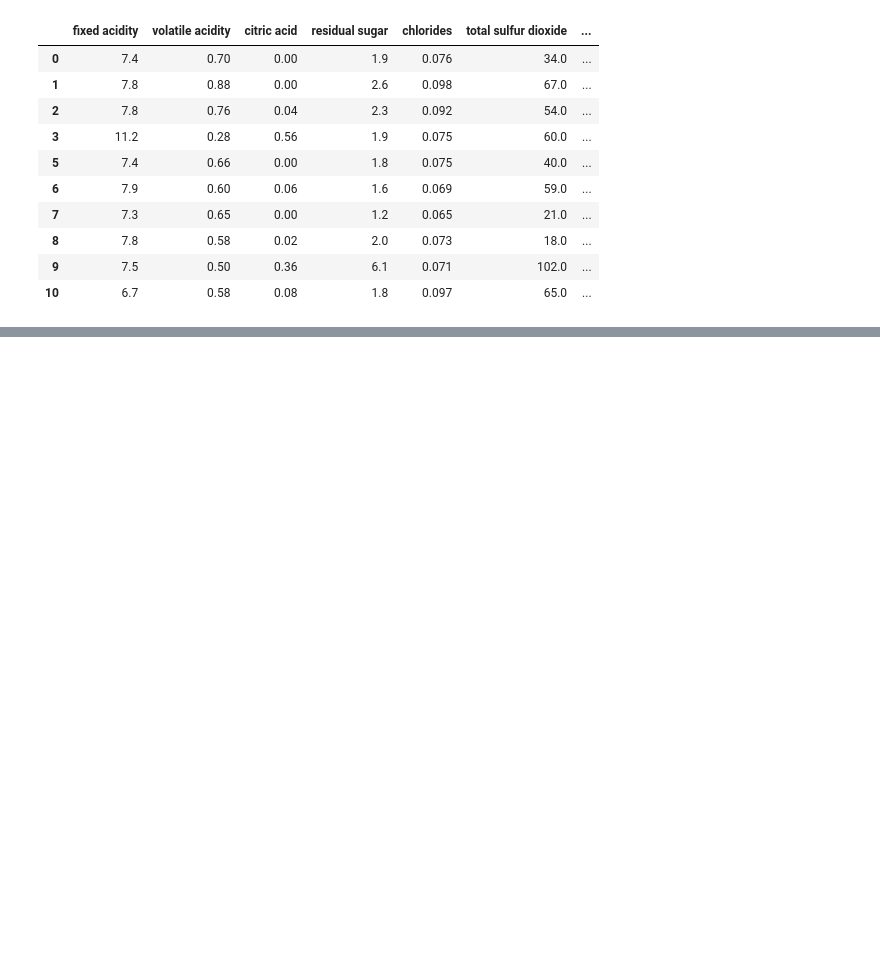
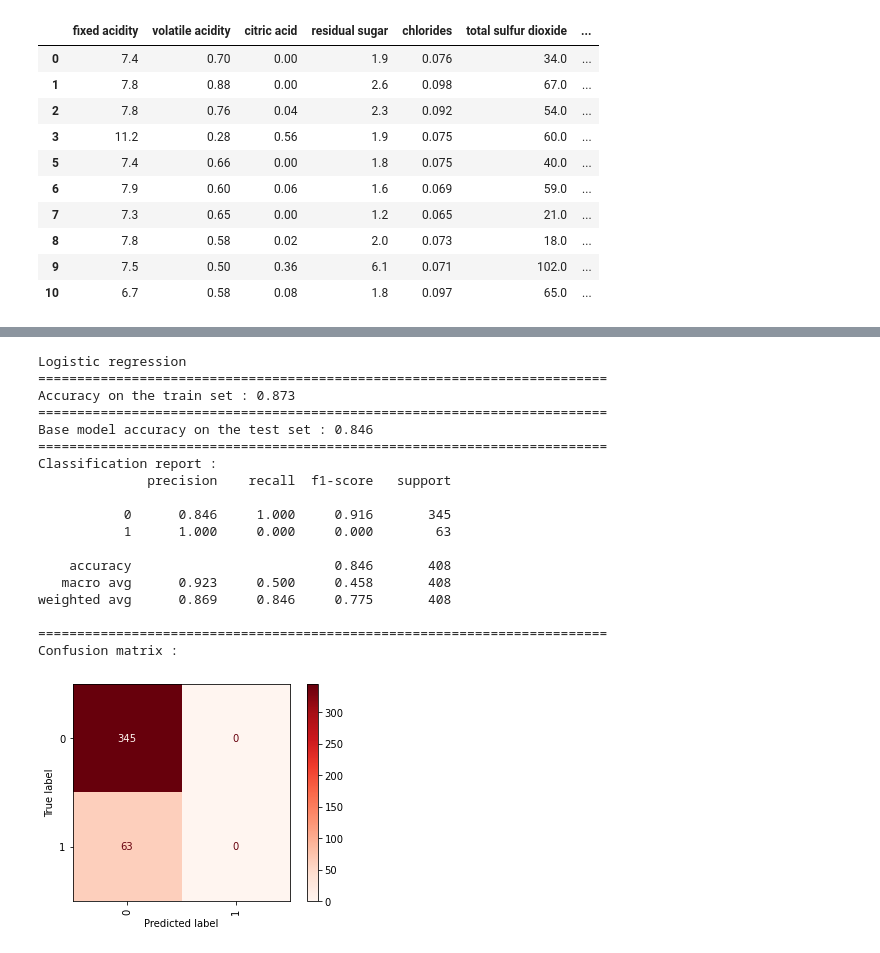
Before and after one commit to htsull/High-dimension-statistics-project, a Jupyter notebook: wine-quality.ipynb, the cells around one changed output, grey strips where cells are left out. Drawn from its saved outputs; the diff is of its cells as text; code cells hidden in the pictures; blank space fills up the shorter version.

```diff
--- a/wine-quality.ipynb
+++ b/wine-quality.ipynb
@@ -439,0 +458,6 @@ red_wine[feat].head(10)
+# %%
+X2, y2 = red_wine[feat], red_wine.quality
+X2 = normalize(X2.values)
+y2 = y2.values
+# %%
+X_train2, X_test2, y_train2, y_test2 = train_test_split(X2, y2, random_state=0, test_size=.3)
@@ -439,0 +466,36 @@ red_wine[feat].head(10)
+# %%
+print("Logistic regression")
+# fitting
+model_logreg = LogisticRegression().fit(X_train2, y_train2)
+predictions_test = model_logreg.predict(X_test2)
+print("=========================================================================")
+print('Accuracy on the train set : {:04.3f}'.format(model_logreg.score(X_train2, y_train2)))
+print("=========================================================================")
+print('Base model accuracy on the test set : {:04.3f}'.format(model_logreg.score(X_test2, y_test2)))
+print("=========================================================================")
+print("Classification report : ")
+print(classification_report(y_test2, predictions_test, digits=3, zero_division = 1)),
+disp = plot_confusion_matrix(model_logreg, X_test2, y_test2, cmap='Reds', values_format='d',
+                            xticks_rotation= 'vertical')
+print("=========================================================================")
+print("Confusion matrix : ")
+# %% [output]
+Logistic regression
+=========================================================================
+Accuracy on the train set : 0.873
+=========================================================================
+Base model accuracy on the test set : 0.846
+=========================================================================
+Classification report :
+              precision    recall  f1-score   support
+
+           0      0.846     1.000     0.916       345
+           1      1.000     0.000     0.000        63
+
+    accuracy                          0.846       408
+   macro avg      0.923     0.500     0.458       408
+weighted avg      0.869     0.846     0.775       408
+
+=========================================================================
+Confusion matrix :
+[figure, added]
```
Also changed, not shown: parts of 9 cells of this notebook.
